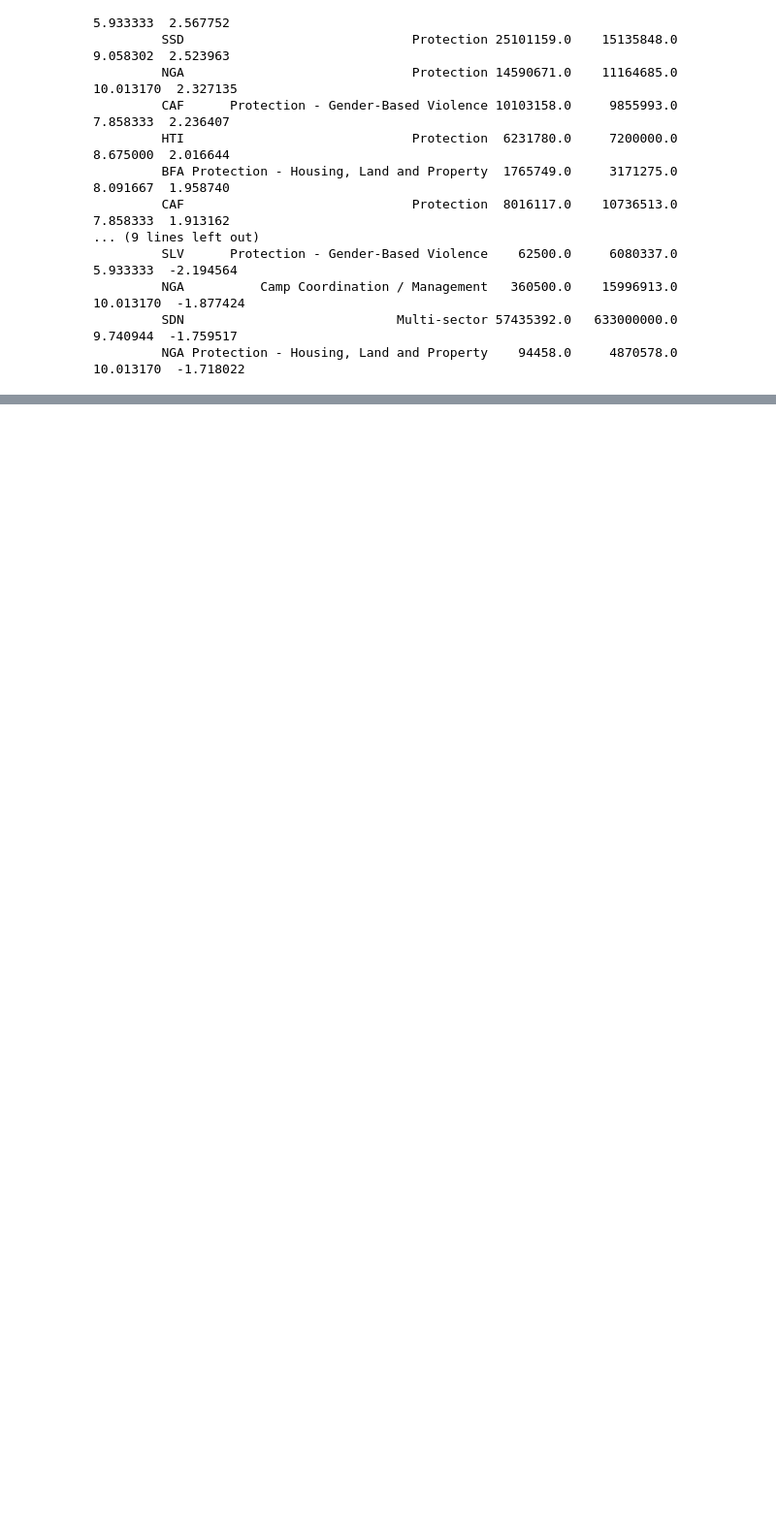
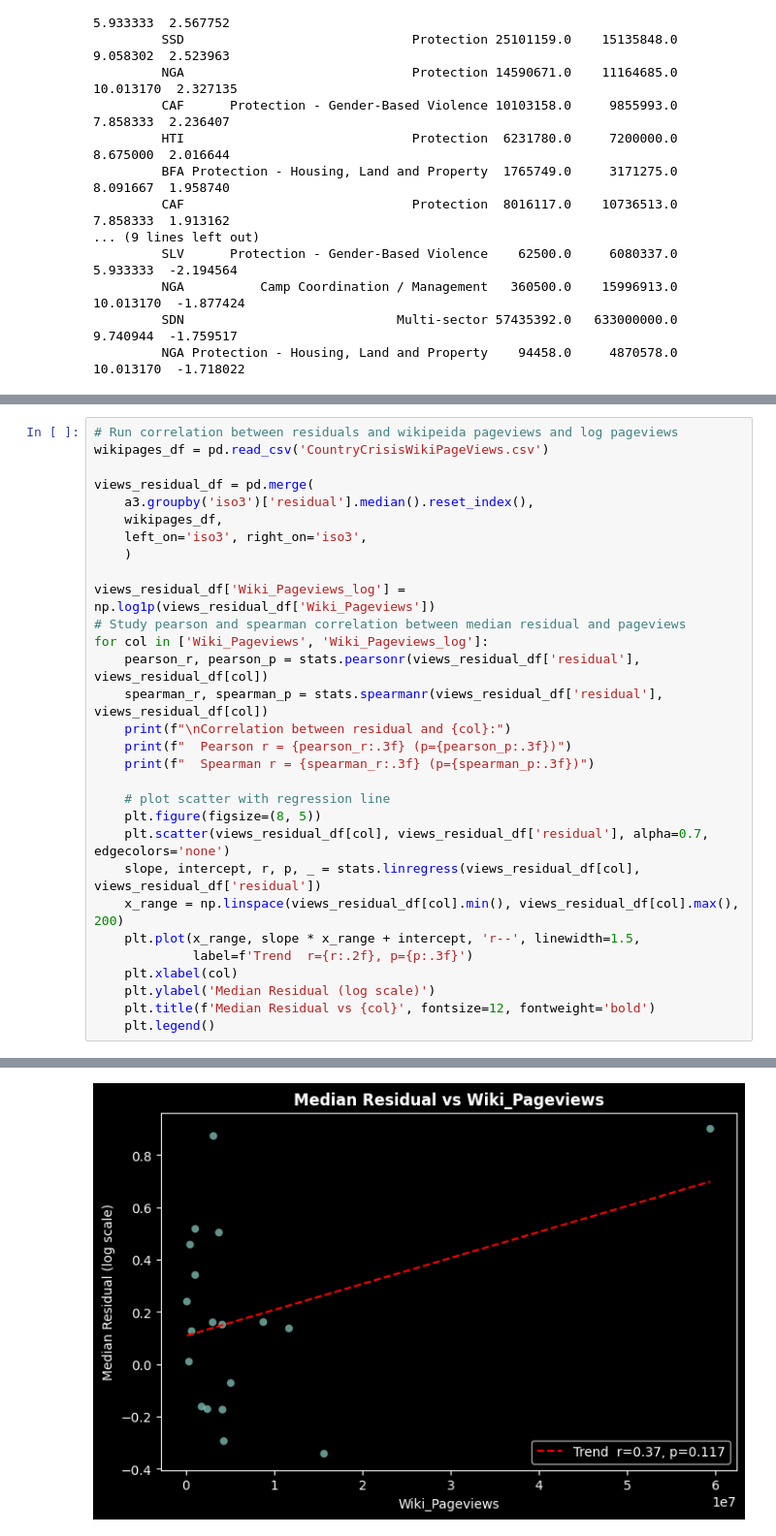
Before and after one commit to LorenzoCalda/ETH-Datathon-2026, a Jupyter notebook: Code/country_requirements.ipynb, the cells around one changed output, grey strips where cells are left out. Shown at 97% size. Drawn from its saved outputs; the diff is of its cells as text; blank space fills up the shorter version.

```diff
--- a/Code/country_requirements.ipynb
+++ b/Code/country_requirements.ipynb
@@ -418,0 +445,31 @@ country_code                                 cluster    funding  requirements  t
+# %%
+# Run correlation between residuals and wikipeida pageviews and log pageviews
+wikipages_df = pd.read_csv('CountryCrisisWikiPageViews.csv')
+
+views_residual_df = pd.merge(
+    a3.groupby('iso3')['residual'].median().reset_index(),
+    wikipages_df,
+    left_on='iso3', right_on='iso3',
+    )
+
+views_residual_df['Wiki_Pageviews_log'] = np.log1p(views_residual_df['Wiki_Pageviews'])
+# Study pearson and spearman correlation between median residual and pageviews
+for col in ['Wiki_Pageviews', 'Wiki_Pageviews_log']:
+    pearson_r, pearson_p = stats.pearsonr(views_residual_df['residual'], views_residual_df[col])
+    spearman_r, spearman_p = stats.spearmanr(views_residual_df['residual'], views_residual_df[col])
+    print(f"\nCorrelation between residual and {col}:")
+    print(f"  Pearson r = {pearson_r:.3f} (p={pearson_p:.3f})")
+    print(f"  Spearman r = {spearman_r:.3f} (p={spearman_p:.3f})")
+
+    # plot scatter with regression line
+    plt.figure(figsize=(8, 5))
+    plt.scatter(views_residual_df[col], views_residual_df['residual'], alpha=0.7, edgecolors='none')
+    slope, intercept, r, p, _ = stats.linregress(views_residual_df[col], views_residual_df['residual'])
+    x_range = np.linspace(views_residual_df[col].min(), views_residual_df[col].max(), 200)
+    plt.plot(x_range, slope * x_range + intercept, 'r--', linewidth=1.5,
+             label=f'Trend  r={r:.2f}, p={p:.3f}')
+    plt.xlabel(col)
+    plt.ylabel('Median Residual (log scale)')
+    plt.title(f'Median Residual vs {col}', fontsize=12, fontweight='bold')
+    plt.legend()
+# %% [output]
@@ -418,0 +483 @@ country_code                                 cluster    funding  requirements  t
+[figure, added]
```
Also changed, not shown: parts of 14 cells of this notebook.
